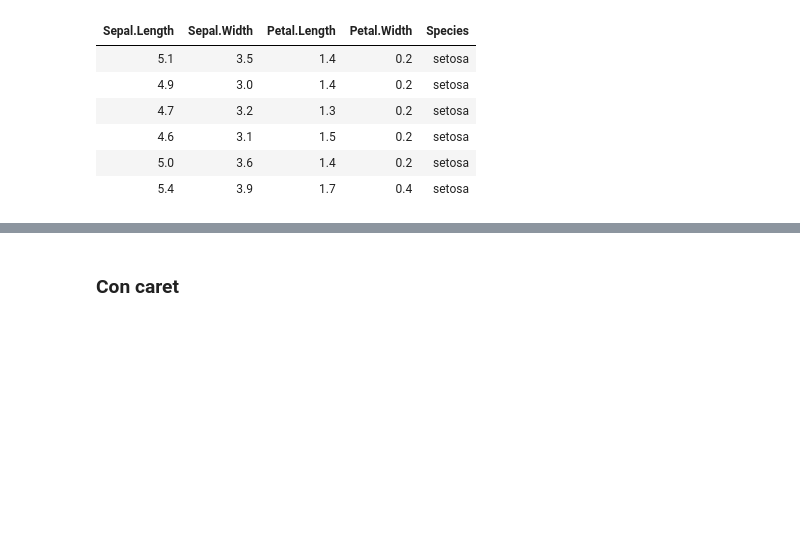
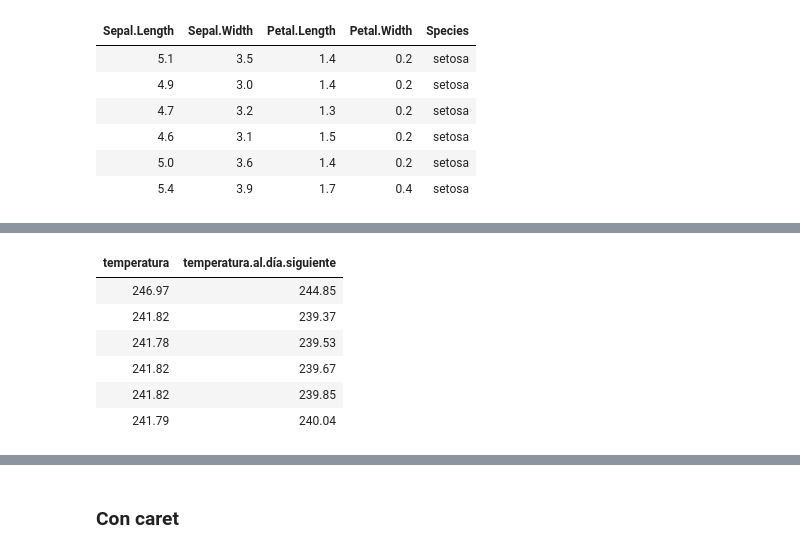
Before and after one commit to matiasbattocchia/clases-aprendizaje-automatico, a Jupyter notebook: Clases R.ipynb, the cells around one changed output, grey strips where cells are left out. Saved outputs shown, nothing was run; the diff lists cells and outputs as text; code cells hidden in the pictures; blank space fills up the shorter version.

```diff
--- a/Clases R.ipynb
+++ b/Clases R.ipynb
@@ -34,0 +83,11 @@ test  <- iris[-train_index,]
+# %%
+datos <- read.table('pair0043.txt', col.names=c('temperatura', 'temperatura al día siguiente'))
+head(datos)
+# %% [output]
+| temperatura | temperatura.al.día.siguiente |
+| 246.97 | 244.85 |
+| 241.82 | 239.37 |
+| 241.78 | 239.53 |
+| 241.82 | 239.67 |
+| 241.82 | 239.85 |
+| 241.79 | 240.04 |
```
Also changed, not shown: parts of 36 cells of this notebook.
